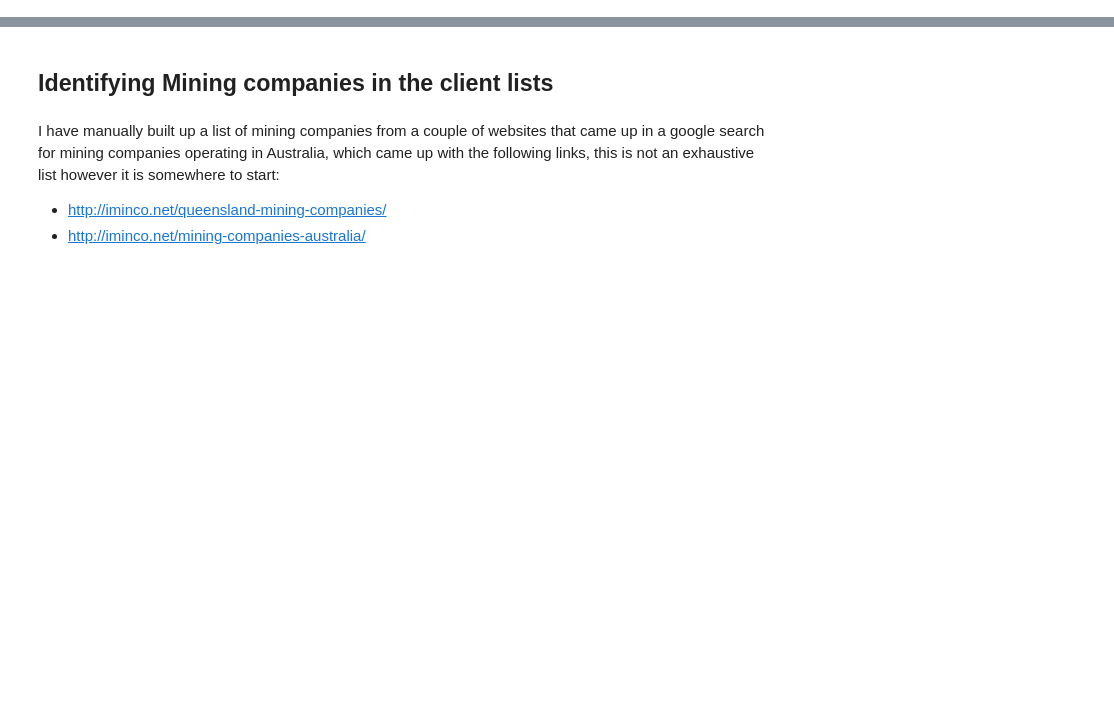
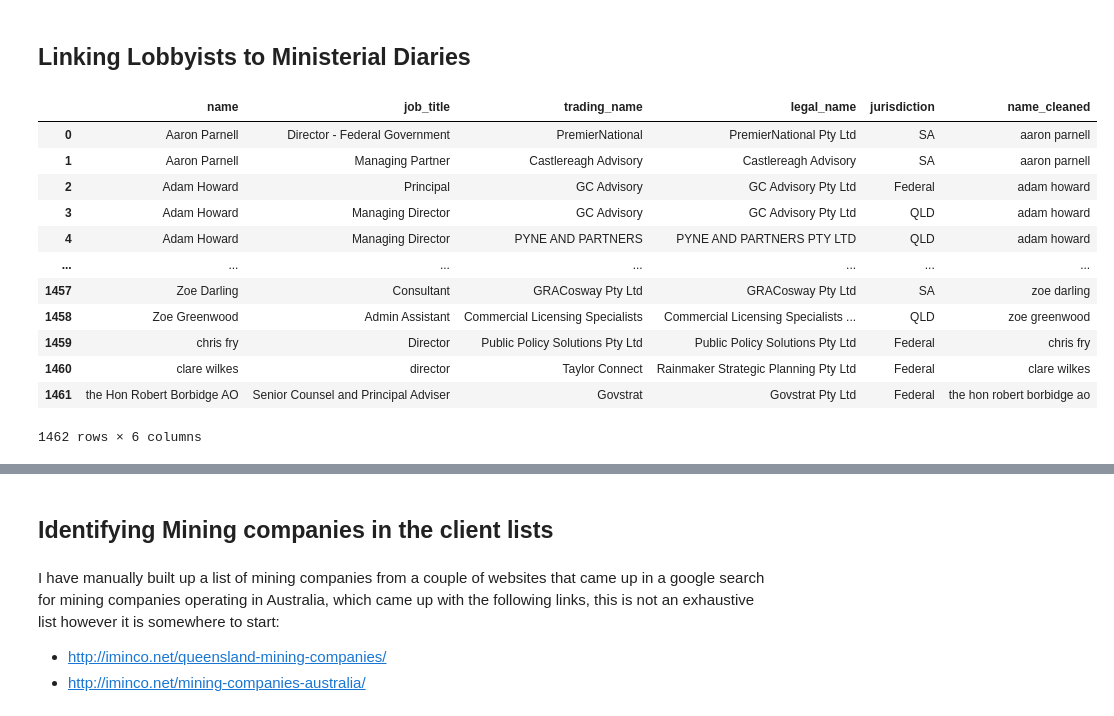
Before and after one commit to sjeruto/ARDC-Project, a Jupyter notebook: notebooks/mg_workbook.ipynb, the cells around one changed output, grey strips where cells are left out. Drawn from its saved outputs; the diff is of its cells as text; code cells hidden in the pictures; blank space fills up the shorter version.

Commit message:
trying to link lobbyists to ministerial diaries

```diff
--- a/notebooks/mg_workbook.ipynb
+++ b/notebooks/mg_workbook.ipynb
@@ -15,3 +15,60 @@ if module_path not in sys.path:
 import sqlite3
 cnx = sqlite3.connect('../data.db')
 import numpy as np
+# %% [markdown]
+## Linking Lobbyists to Ministerial Diaries
+# %%
+query = """
+select name, job_title, trading_name, legal_name, jurisdiction
+from (
+	select lfe.lobbyists_name name, lfe.job_title, lf.trading_name, lf.legal_name, 'Federal' jurisdiction
+	from lobbyist_federal_employee lfe
+		inner join lobbyist_federal lf
+			on lf.abn  = lfe.organisations_abn
+			and lf.abn is not null
+			and lfe.organisations_abn is not null
+	union
+	select lne.name, lne.postion, ln2.trading_name, ln2.name, 'NSW'
+	from lobbyist_nsw_employee lne
+		inner join lobbyist_nsw ln2
+			on ln2.id = lne.lobbyist_nsw_id
+	union
+	select lqe.name, lqe.position, lq.trading_name, lq.name, 'QLD'
+	from lobbyist_qld_employee lqe
+		inner join lobbyist_qld lq
+			on lqe.lobbyist_qld_id = lq.id
+	union
+	select lse.employee_name, lse.employee_position, ls.trading_name, ls.business_name, 'SA'
+	from lobbyist_sa_employee lse
+		inner join lobbyist_sa ls
+			on ls.abn  = lse.lobbyist_abn
+			and ls.abn is not null
+			and lse.lobbyist_abn is not null
+) e
+group by name, job_title, trading_name, legal_name, jurisdiction
+"""
+
+def _clean_employee_name(name):
+    name = name.lower()
+    name = name.replace('  ', ' ').strip()
+
+    return name
+clean_employee_name = np.vectorize(_clean_employee_name)
+
+all_employees_df = pd.read_sql_query(query, cnx)
+all_employees_df["name_cleaned"] = clean_employee_name(all_employees_df["name"])
+all_employees_df
+# %% [output]
+|  | name | job_title | trading_name | legal_name | jurisdiction | name_cleaned |
+| 0 | Aaron Parnell | Director - Federal Government | PremierNational | PremierNational Pty Ltd | SA | aaron parnell |
+| 1 | Aaron Parnell | Managing Partner | Castlereagh Advisory | Castlereagh Advisory | SA | aaron parnell |
+| 2 | Adam Howard | Principal | GC Advisory | GC Advisory Pty Ltd | Federal | adam howard |
+| 3 | Adam Howard | Managing Director | GC Advisory | GC Advisory Pty Ltd | QLD | adam howard |
+| 4 | Adam Howard | Managing Director | PYNE AND PARTNERS | PYNE AND PARTNERS PTY LTD | QLD | adam howard |
+| ... | ... | ... | ... | ... | ... | ... |
+| 1457 | Zoe Darling | Consultant | GRACosway Pty Ltd | GRACosway Pty Ltd | SA | zoe darling |
+| 1458 | Zoe Greenwood | Admin Assistant | Commercial Licensing Specialists | Commercial Licensing Specialists ... | QLD | zoe greenwood |
+| 1459 | chris fry | Director | Public Policy Solutions Pty Ltd | Public Policy Solutions Pty Ltd | Federal | chris fry |
+| 1460 | clare wilkes | director | Taylor Connect | Rainmaker Strategic Planning Pty Ltd | Federal | clare wilkes |
+| 1461 | the Hon Robert Borbidge AO | Senior Counsel and Principal Adviser | Govstrat | Govstrat Pty Ltd | Federal | the hon robert borbidge ao |
+1462 rows × 6 columns
```
Also changed, not shown: parts of 3 cells of this notebook.
